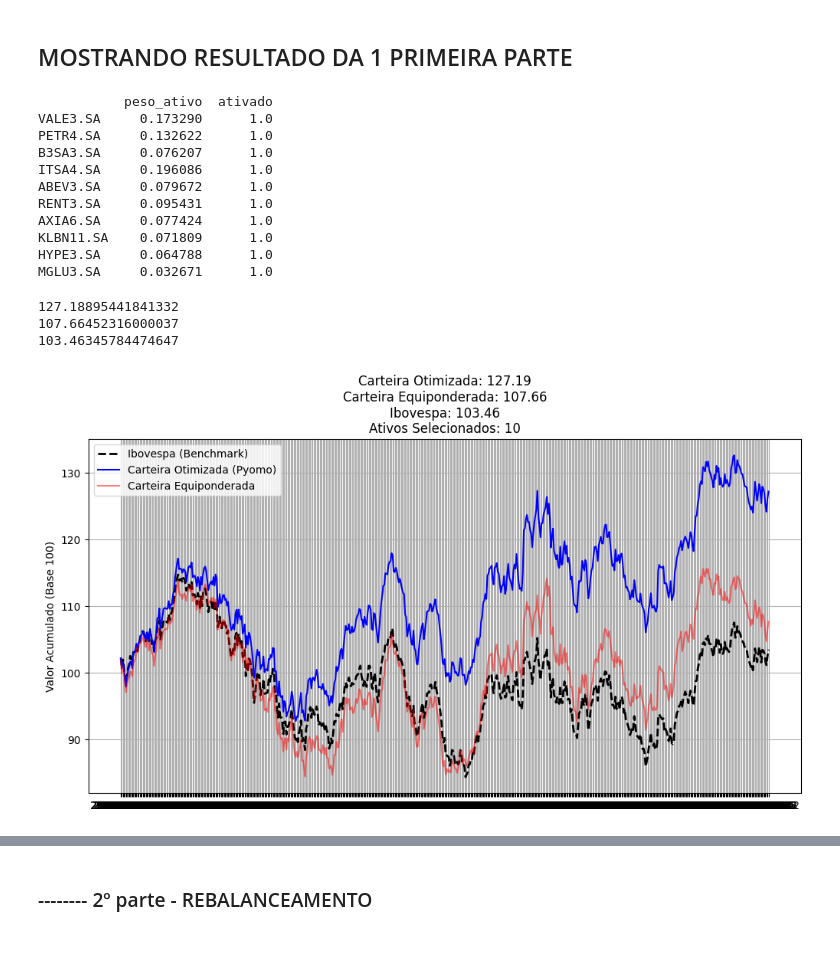
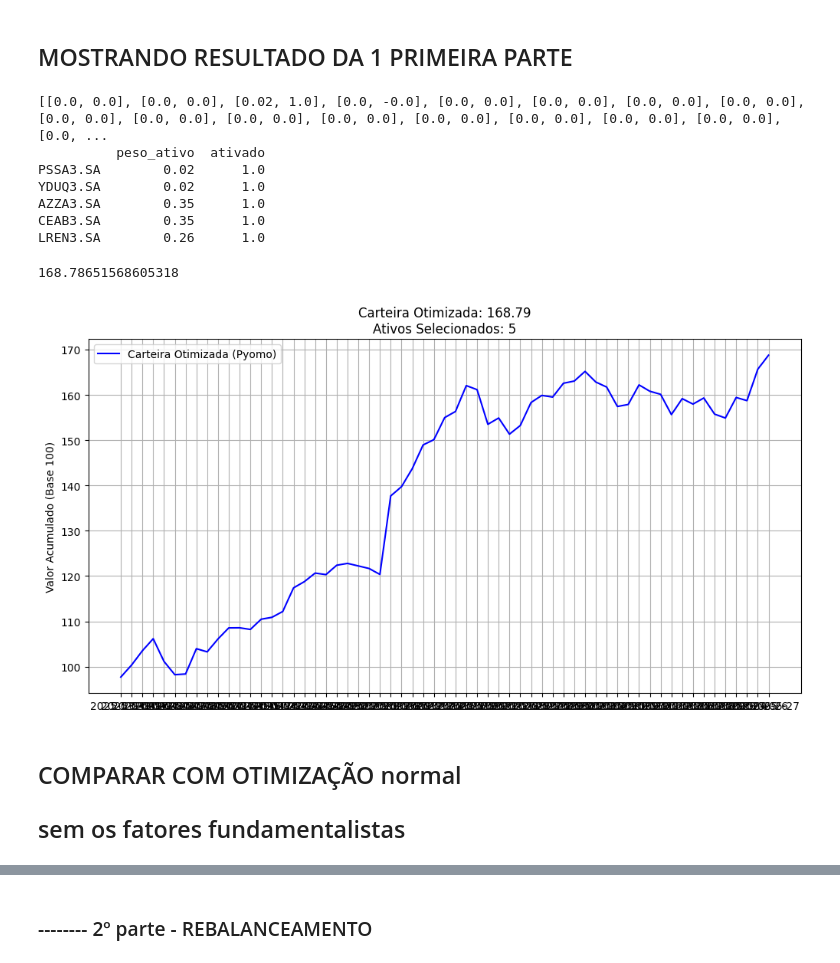
Before and after one commit to JoaoNogaroli/mestrado, a Jupyter notebook: Disciplina-atellier/aula 29-05-2026/app_otimizacao_carteira_magic_formula.ipynb, the cells around one changed output, grey strips where cells are left out. Drawn from its saved outputs; the diff is of its cells as text; code cells hidden in the pictures.

```diff
--- a/Disciplina-atellier/aula 29-05-2026/app_otimizacao_carteira_magic_formula.ipynb
+++ b/Disciplina-atellier/aula 29-05-2026/app_otimizacao_carteira_magic_formula.ipynb
@@ -88,0 +53,2 @@ df_mf.to_csv('teste.csv', decimal=',')
+# %%
+df_mf['earnings_yield'].fillna(0, inplace=True)
@@ -110,0 +91,5 @@ Name: earnings_yield, Length: 192, dtype: float64
+# %%
+vb_cardinalidade = 5
+vb_peso_maximo = 0.35
+vb_peso_minimo = 0.02
+vb_theta = 2
@@ -167,64 +181,58 @@ print("-------FIM----------")
 # %% [markdown]
 ## MOSTRANDO RESULTADO DA 1 PRIMEIRA PARTE
 # %%
-lsita_grande = []
-for numero in range(len(retornos_ativos_primeira_metade.columns)):
+lista_grande = []
+for numero in range(len(um_ativos.columns)):
     peso_ativo = pyo.value(model.x[numero])
     ativado = pyo.value(model.y[numero])
+
     lista = [peso_ativo, ativado]
-    lsita_grande.append(lista)
-
-final = pd.DataFrame(lsita_grande, columns=["peso_ativo","ativado"], index=retornos_ativos_primeira_metade.columns,)
-print(final[final['ativado']==1])
+    lista_grande.append(lista)
+print(lista_grande)
+final = pd.DataFrame(lista_grande, columns=["peso_ativo","ativado"], index=um_ativos.columns)
+print(final[final['ativado']!=0])
 # %% [output]
-           peso_ativo  ativado
-VALE3.SA     0.173290      1.0
-PETR4.SA     0.132622      1.0
-B3SA3.SA     0.076207      1.0
-ITSA4.SA     0.196086      1.0
-ABEV3.SA     0.079672      1.0
-RENT3.SA     0.095431      1.0
-AXIA6.SA     0.077424      1.0
-KLBN11.SA    0.071809      1.0
-HYPE3.SA     0.064788      1.0
-MGLU3.SA     0.032671      1.0
+[[0.0, 0.0], [0.0, 0.0], [0.02, 1.0], [0.0, -0.0], [0.0, 0.0], [0.0, 0.0], [0.0, 0.0], [0.0, 0.0], [0.0, 0.0], [0.0, 0.0], [0.0, 0.0], [0.0, 0.0], [0.0, 0.0], [0.0, 0.0], [0.0, 0.0], [0.0, 0.0], [0.0, ...
+          peso_ativo  ativado
+PSSA3.SA        0.02      1.0
+YDUQ3.SA        0.02      1.0
+AZZA3.SA        0.35      1.0
+CEAB3.SA        0.35      1.0
+LREN3.SA        0.26      1.0
 # %%
 df_final = final[final['ativado']==1]
 # df_final.head()
 ativos_selecionados = df_final.index
-retornos_carteira= retornos_ativos_primeira_metade[ativos_selecionados]
+retornos_carteira= um_ativos[ativos_selecionados]
 
 carteira_otimizada = (retornos_carteira*df_final['peso_ativo']).sum(axis=1)
 carteira_otimizada = 1 + carteira_otimizada
-#criar a carteira equiponderada, com pesos iguais
-
-carteira_equi = retornos_carteira.mean(axis=1)
-carteira_equi = 1 + carteira_equi
 # %%
 # 3. Transformar em Retorno Acumulado (Base 100)
 acum_otimizado = (carteira_otimizada).cumprod() * 100
-acum_equi = (carteira_equi).cumprod() * 100
-acum_ibov = (1 + retornos_ibov_primeira_metade['IBOV']).cumprod() * 100
+# acum_equi = (carteira_equi).cumprod() * 100
+# acum_ibov = (1 + retornos_ibov_primeira_metade['IBOV']).cumprod() * 100
 
 print(acum_otimizado[-1])
-print(acum_equi[-1])
-print(acum_ibov[-1])
+# print(acum_equi[-1])
+# print(acum_ibov[-1])
 
 # 4. Plotar o Gráfico
 plt.figure(figsize=(12, 6))
-plt.plot(acum_ibov, label='Ibovespa (Benchmark)', color='black', linewidth=2, linestyle='--')
+# plt.plot(acum_ibov, label='Ibovespa (Benchmark)', color='black', linewidth=2, linestyle='--')
 plt.plot(acum_otimizado, label='Carteira Otimizada (Pyomo)', color='blue')
-plt.plot(acum_equi, label='Carteira Equiponderada', color='red', alpha=0.5)
+# plt.plot(acum_equi, label='Carteira Equiponderada', color='red', alpha=0.5)
 
-texto = f"Carteira Otimizada: {acum_otimizado[-1]:.2f}\nCarteira Equiponderada: {acum_equi[-1]:.2f}\nIbovespa: {acum_ibov[-1]:.2f}\nAtivos Selecionados: {len(ativos_selecionados)}"
+texto = f"Carteira Otimizada: {acum_otimizado[-1]:.2f}\nAtivos Selecionados: {len(ativos_selecionados)}"
 # plt.title('Comparação de Performance: Index Tracking (10 ativos)')
 plt.title(texto)
 plt.ylabel('Valor Acumulado (Base 100)')
 plt.legend()
 plt.grid(True)
 plt.show()
 # %% [output]
-127.18895441841332
-107.66452316000037
-103.46345784474647
+168.78651568605318
-[figure, old version]
+[figure, new version]
+# %% [markdown]
+## COMPARAR COM OTIMIZAÇÃO normal
+## sem os fatores fundamentalistas
```
Also changed, not shown: parts of 15 cells of this notebook.
